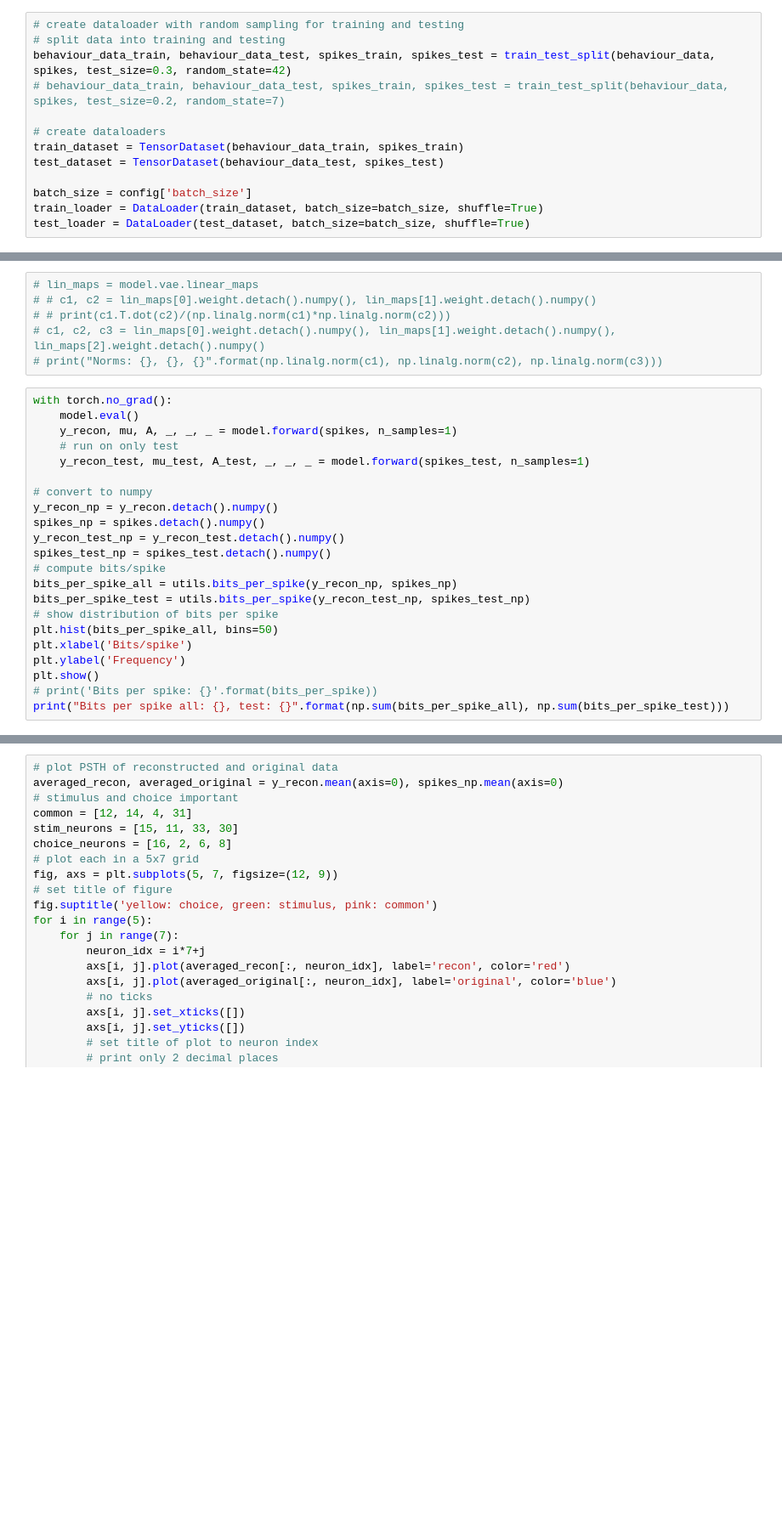
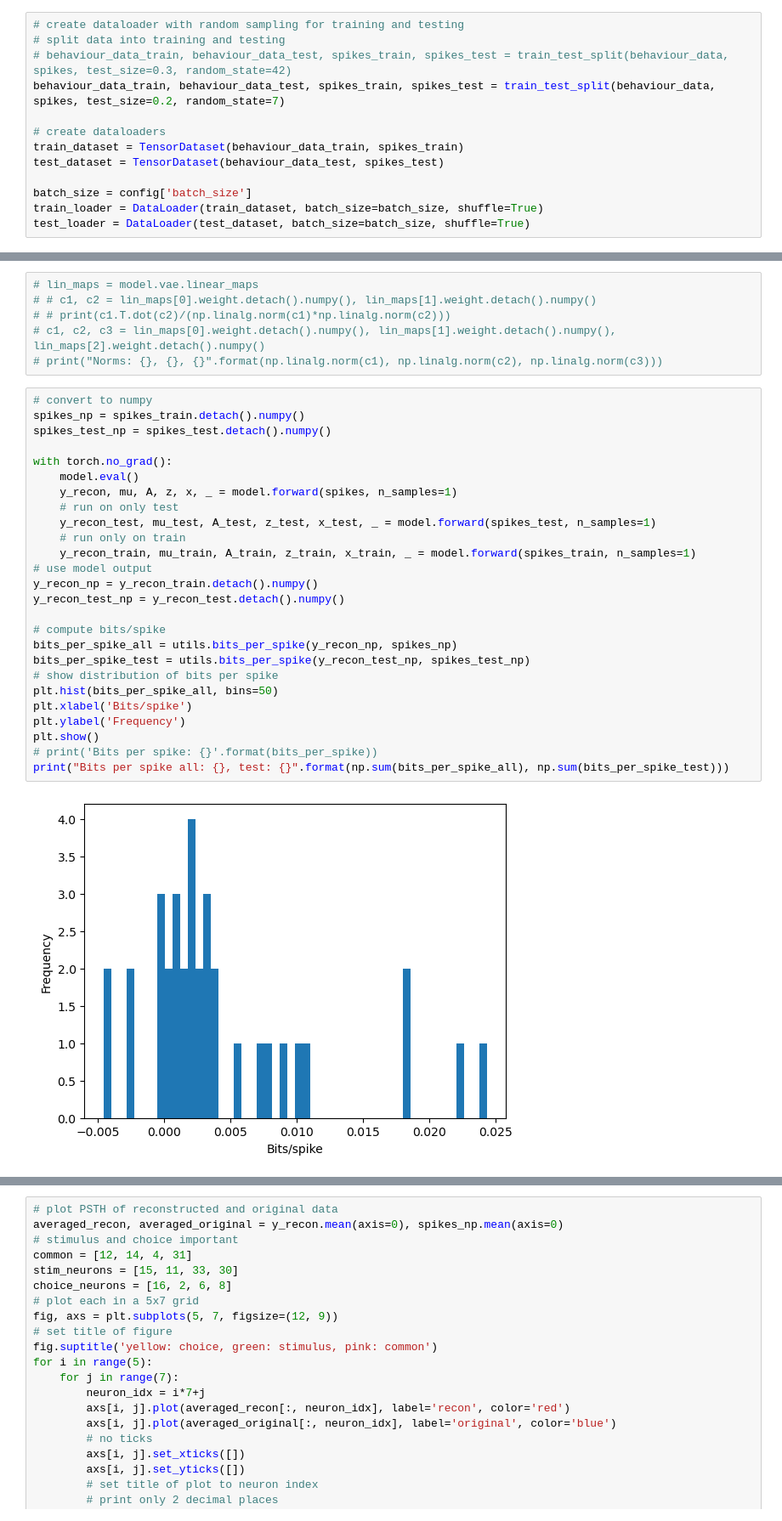
Before and after one commit to methi1999/switching_subspace, a Jupyter notebook: sup.ipynb, the cells around one changed output, grey strips where cells are left out. Shown at 85% size. Cells and saved outputs as stored; diff of their text form; blank space fills up the shorter version.

```diff
--- a/sup.ipynb
+++ b/sup.ipynb
@@ -46,8 +44,8 @@ spikes = torch.tensor(spikes, dtype=torch.float32)
 # %%
 # create dataloader with random sampling for training and testing
 # split data into training and testing
-behaviour_data_train, behaviour_data_test, spikes_train, spikes_test = train_test_split(behaviour_data, spikes, test_size=0.3, random_state=42)
-# behaviour_data_train, behaviour_data_test, spikes_train, spikes_test = train_test_split(behaviour_data, spikes, test_size=0.2, random_state=7)
+# behaviour_data_train, behaviour_data_test, spikes_train, spikes_test = train_test_split(behaviour_data, spikes, test_size=0.3, random_state=42)
+behaviour_data_train, behaviour_data_test, spikes_train, spikes_test = train_test_split(behaviour_data, spikes, test_size=0.2, random_state=7)
 
 # create dataloaders
 train_dataset = TensorDataset(behaviour_data_train, spikes_train)
@@ -200,24 +206,30 @@ model.load_model('best')
 # c1, c2, c3 = lin_maps[0].weight.detach().numpy(), lin_maps[1].weight.detach().numpy(), lin_maps[2].weight.detach().numpy()
 # print("Norms: {}, {}, {}".format(np.linalg.norm(c1), np.linalg.norm(c2), np.linalg.norm(c3)))
 # %%
+# convert to numpy
+spikes_np = spikes_train.detach().numpy()
+spikes_test_np = spikes_test.detach().numpy()
+
 with torch.no_grad():
     model.eval()
-    y_recon, mu, A, _, _, _ = model.forward(spikes, n_samples=1)
+    y_recon, mu, A, z, x, _ = model.forward(spikes, n_samples=1)
     # run on only test
-    y_recon_test, mu_test, A_test, _, _, _ = model.forward(spikes_test, n_samples=1)
+    y_recon_test, mu_test, A_test, z_test, x_test, _ = model.forward(spikes_test, n_samples=1)
+    # run only on train
+    y_recon_train, mu_train, A_train, z_train, x_train, _ = model.forward(spikes_train, n_samples=1)
+# use model output
+y_recon_np = y_recon_train.detach().numpy()
+y_recon_test_np = y_recon_test.detach().numpy()
 
-# convert to numpy
-y_recon_np = y_recon.detach().numpy()
-spikes_np = spikes.detach().numpy()
-y_recon_test_np = y_recon_test.detach().numpy()
-spikes_test_np = spikes_test.detach().numpy()
 # compute bits/spike
 bits_per_spike_all = utils.bits_per_spike(y_recon_np, spikes_np)
 bits_per_spike_test = utils.bits_per_spike(y_recon_test_np, spikes_test_np)
 # show distribution of bits per spike
 plt.hist(bits_per_spike_all, bins=50)
 plt.xlabel('Bits/spike')
 plt.ylabel('Frequency')
 plt.show()
 # print('Bits per spike: {}'.format(bits_per_spike))
 print("Bits per spike all: {}, test: {}".format(np.sum(bits_per_spike_all), np.sum(bits_per_spike_test)))
+# %% [output]
+[figure, added]
```
Also changed, not shown: parts of 22 cells of this notebook, 6 other files.
